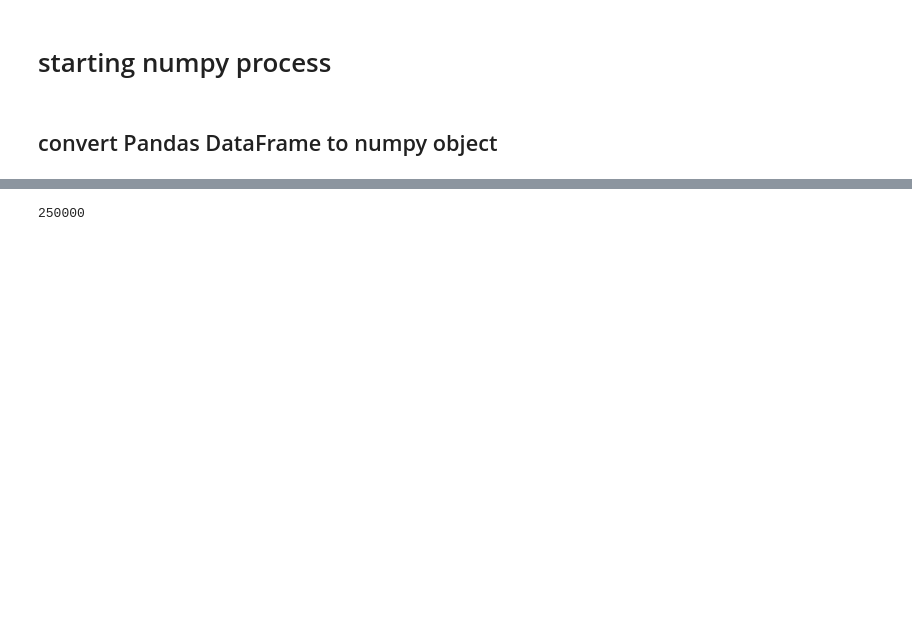
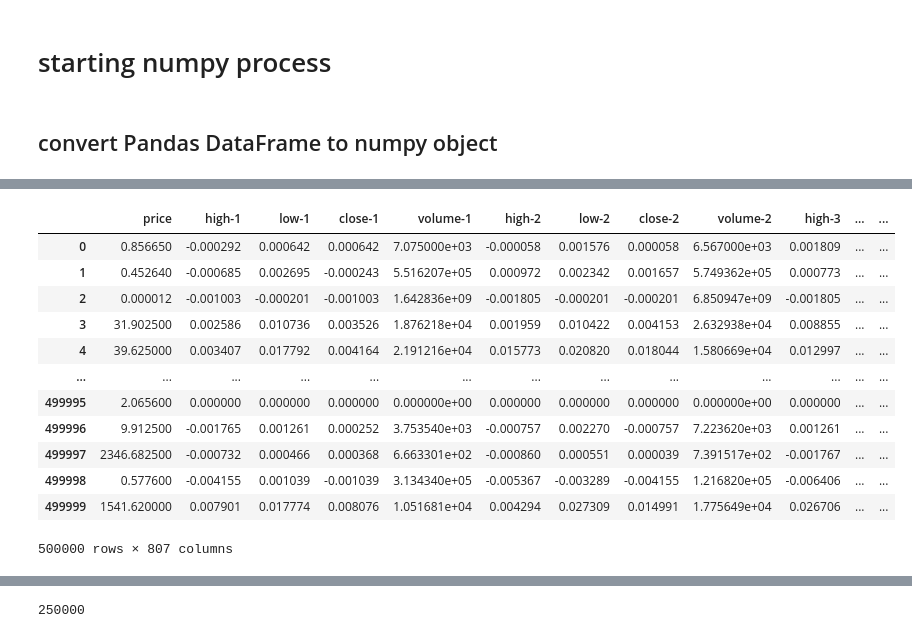
Before and after one commit to AyoubJadouli/Crypto_backtest_tools, a Jupyter notebook: XdataTrainFeather.ipynb, the cells around one changed output, grey strips where cells are left out. Cells and saved outputs as stored; diff of their text form; code cells hidden in the pictures; blank space fills up the shorter version.

```diff
--- a/XdataTrainFeather.ipynb
+++ b/XdataTrainFeather.ipynb
@@ -1489,3 +1719,19 @@ dt[:,-1]=(dt[:,-1]-1)*(-1)
+# %%
+df
+# %% [output]
+|  | price | high-1 | low-1 | close-1 | volume-1 | high-2 | low-2 | close-2 | volume-2 | high-3 | ... | ... |
+| 0 | 0.856650 | -0.000292 | 0.000642 | 0.000642 | 7.075000e+03 | -0.000058 | 0.001576 | 0.000058 | 6.567000e+03 | 0.001809 | ... | ... |
+| 1 | 0.452640 | -0.000685 | 0.002695 | -0.000243 | 5.516207e+05 | 0.000972 | 0.002342 | 0.001657 | 5.749362e+05 | 0.000773 | ... | ... |
+| 2 | 0.000012 | -0.001003 | -0.000201 | -0.001003 | 1.642836e+09 | -0.001805 | -0.000201 | -0.000201 | 6.850947e+09 | -0.001805 | ... | ... |
+| 3 | 31.902500 | 0.002586 | 0.010736 | 0.003526 | 1.876218e+04 | 0.001959 | 0.010422 | 0.004153 | 2.632938e+04 | 0.008855 | ... | ... |
+| 4 | 39.625000 | 0.003407 | 0.017792 | 0.004164 | 2.191216e+04 | 0.015773 | 0.020820 | 0.018044 | 1.580669e+04 | 0.012997 | ... | ... |
+| ... | ... | ... | ... | ... | ... | ... | ... | ... | ... | ... | ... | ... |
+| 499995 | 2.065600 | 0.000000 | 0.000000 | 0.000000 | 0.000000e+00 | 0.000000 | 0.000000 | 0.000000 | 0.000000e+00 | 0.000000 | ... | ... |
+| 499996 | 9.912500 | -0.001765 | 0.001261 | 0.000252 | 3.753540e+03 | -0.000757 | 0.002270 | -0.000757 | 7.223620e+03 | 0.001261 | ... | ... |
+| 499997 | 2346.682500 | -0.000732 | 0.000466 | 0.000368 | 6.663301e+02 | -0.000860 | 0.000551 | 0.000039 | 7.391517e+02 | -0.001767 | ... | ... |
+| 499998 | 0.577600 | -0.004155 | 0.001039 | -0.001039 | 3.134340e+05 | -0.005367 | -0.003289 | -0.004155 | 1.216820e+05 | -0.006406 | ... | ... |
+| 499999 | 1541.620000 | 0.007901 | 0.017774 | 0.008076 | 1.051681e+04 | 0.004294 | 0.027309 | 0.014991 | 1.775649e+04 | 0.026706 | ... | ... |
+500000 rows × 807 columns
 # %%
 #df=df.dropna()
 gc.collect()
```
Also changed, not shown: parts of 18 cells of this notebook, 13 other files.
